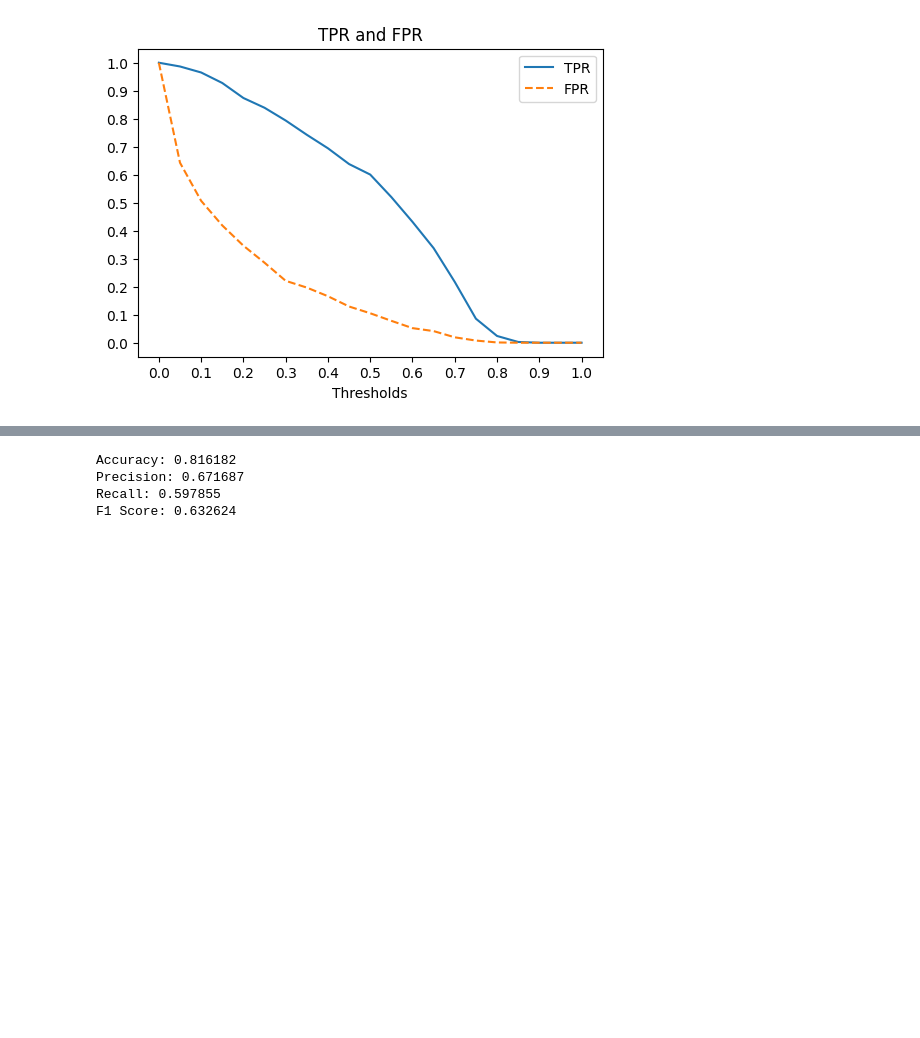
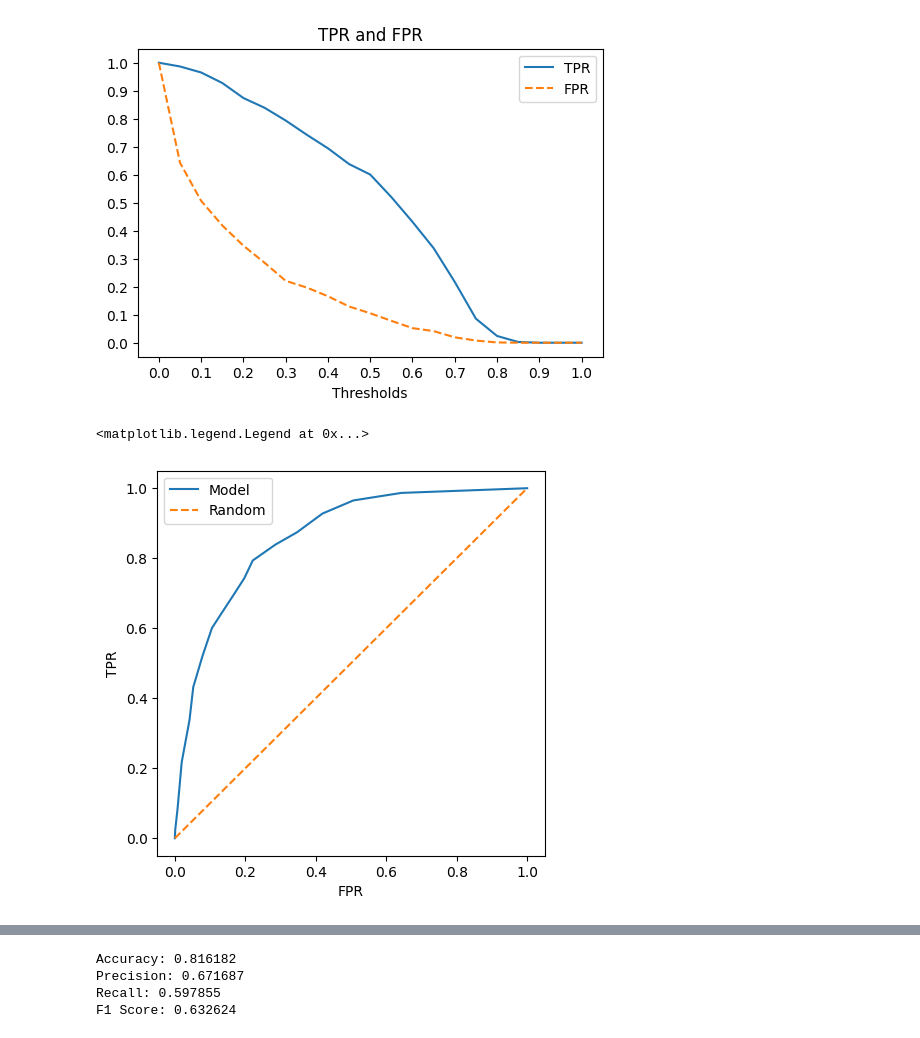
Before and after one commit to a-kravets/Data-Analytics-Projects, a Jupyter notebook: Churn Prediction/churn-prediction.ipynb, the cells around one changed output, grey strips where cells are left out. Saved outputs shown, nothing was run; the diff lists cells and outputs as text; code cells hidden in the pictures; blank space fills up the shorter version.

Commit message:
added roc curves

```diff
--- a/Churn Prediction/churn-prediction.ipynb
+++ b/Churn Prediction/churn-prediction.ipynb
@@ -1154,3 +1160,16 @@ plt.title('TPR and FPR')
 plt.show()
 # %% [output]
 [figure]
+# %%
+plt.figure(figsize=(5, 5))
+
+plt.plot(threshold.fpr, threshold.tpr, label='Model')
+plt.plot([0, 1], [0, 1], label='Random', linestyle='--')
+
+plt.xlabel('FPR')
+plt.ylabel('TPR')
+
+plt.legend()
+# %% [output]
+<matplotlib.legend.Legend at 0x...>
+[figure, added]
```
Also changed, not shown: parts of 13 cells of this notebook.
